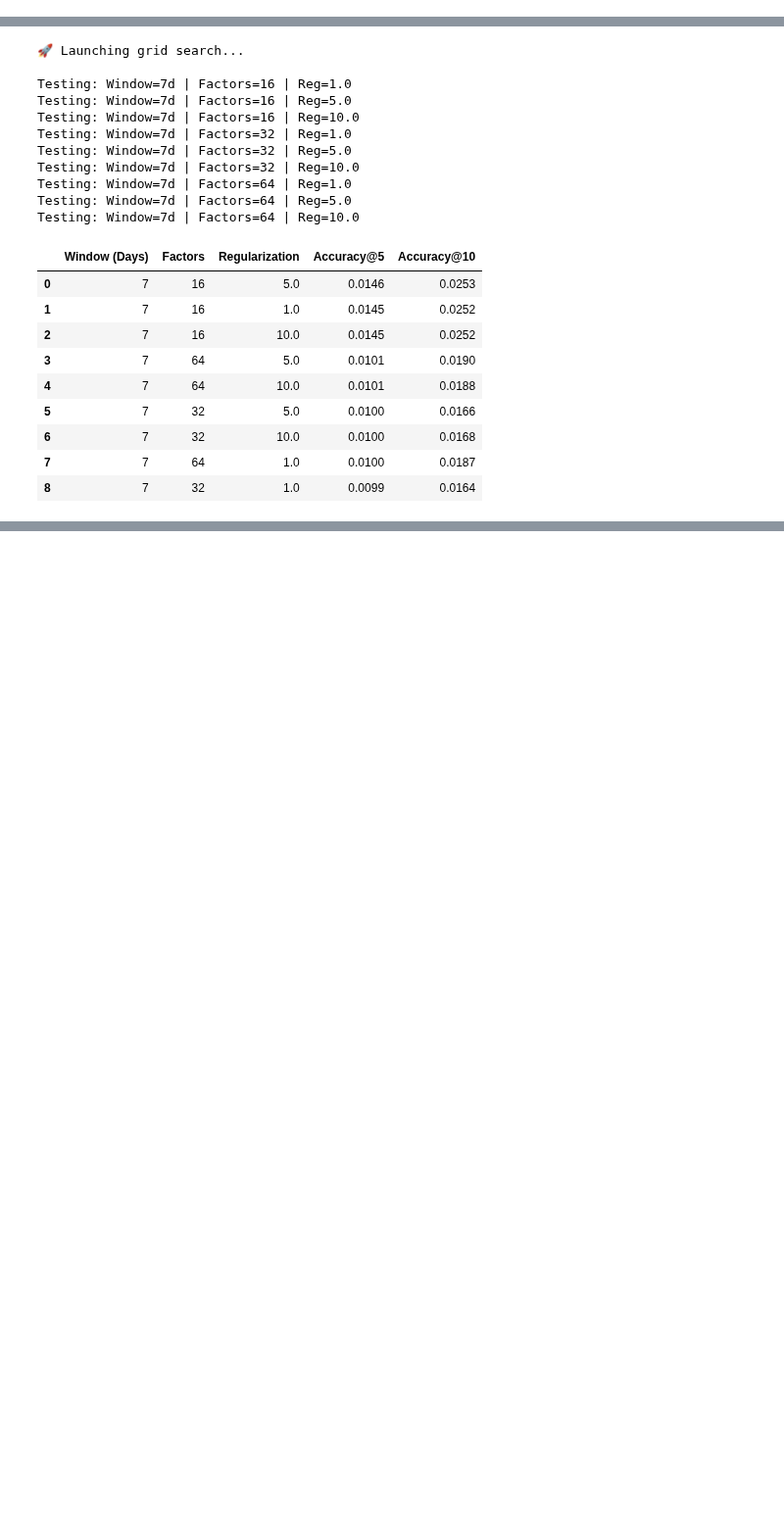
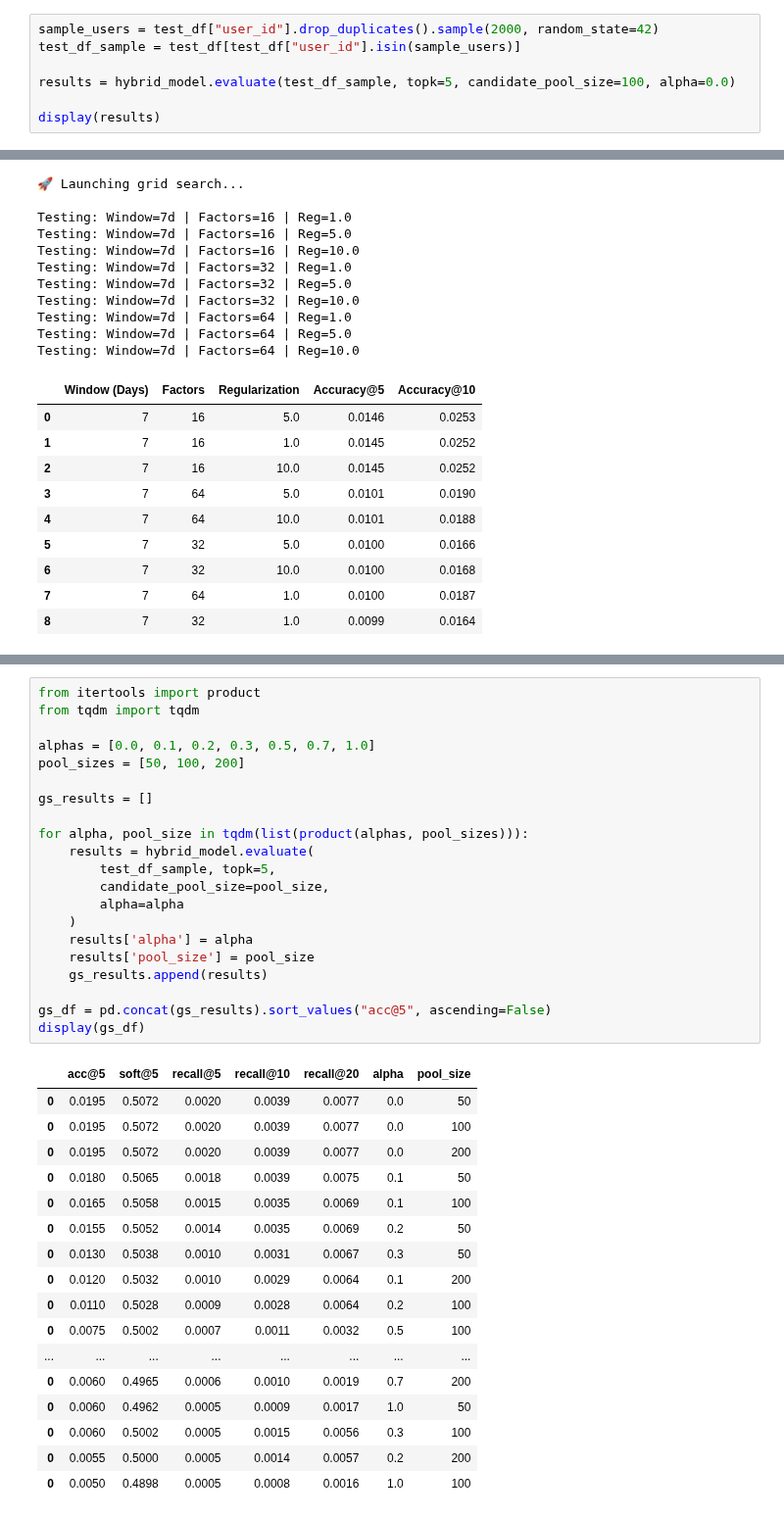
Before and after one commit to Laeti-dev/P10-Content_recommandation_app, a Jupyter notebook: notebooks/modeling.ipynb, the cells around one changed output, grey strips where cells are left out. Shown at 98% size. Saved outputs shown, nothing was run; the diff lists cells and outputs as text; blank space fills up the shorter version.

```diff
--- a/notebooks/modeling.ipynb
+++ b/notebooks/modeling.ipynb
@@ -1133,0 +1434,7 @@ Global evaluation of the hybrid model...
+# %%
+sample_users = test_df["user_id"].drop_duplicates().sample(2000, random_state=42)
+test_df_sample = test_df[test_df["user_id"].isin(sample_users)]
+
+results = hybrid_model.evaluate(test_df_sample, topk=5, candidate_pool_size=100, alpha=0.0)
+
+display(results)
@@ -1266,0 +1648,39 @@ Testing: Window=7d | Factors=64 | Reg=10.0
+# %%
+from itertools import product
+from tqdm import tqdm
+
+alphas = [0.0, 0.1, 0.2, 0.3, 0.5, 0.7, 1.0]
+pool_sizes = [50, 100, 200]
+
+gs_results = []
+
+for alpha, pool_size in tqdm(list(product(alphas, pool_sizes))):
+    results = hybrid_model.evaluate(
+        test_df_sample, topk=5,
+        candidate_pool_size=pool_size,
+        alpha=alpha
+    )
+    results['alpha'] = alpha
+    results['pool_size'] = pool_size
+    gs_results.append(results)
+
+gs_df = pd.concat(gs_results).sort_values("acc@5", ascending=False)
+display(gs_df)
+# %% [output]
+|  | acc@5 | soft@5 | recall@5 | recall@10 | recall@20 | alpha | pool_size |
+| 0 | 0.0195 | 0.5072 | 0.0020 | 0.0039 | 0.0077 | 0.0 | 50 |
+| 0 | 0.0195 | 0.5072 | 0.0020 | 0.0039 | 0.0077 | 0.0 | 100 |
+| 0 | 0.0195 | 0.5072 | 0.0020 | 0.0039 | 0.0077 | 0.0 | 200 |
+| 0 | 0.0180 | 0.5065 | 0.0018 | 0.0039 | 0.0075 | 0.1 | 50 |
+| 0 | 0.0165 | 0.5058 | 0.0015 | 0.0035 | 0.0069 | 0.1 | 100 |
+| 0 | 0.0155 | 0.5052 | 0.0014 | 0.0035 | 0.0069 | 0.2 | 50 |
+| 0 | 0.0130 | 0.5038 | 0.0010 | 0.0031 | 0.0067 | 0.3 | 50 |
+| 0 | 0.0120 | 0.5032 | 0.0010 | 0.0029 | 0.0064 | 0.1 | 200 |
+| 0 | 0.0110 | 0.5028 | 0.0009 | 0.0028 | 0.0064 | 0.2 | 100 |
+| 0 | 0.0075 | 0.5002 | 0.0007 | 0.0011 | 0.0032 | 0.5 | 100 |
+| ... | ... | ... | ... | ... | ... | ... | ... |
+| 0 | 0.0060 | 0.4965 | 0.0006 | 0.0010 | 0.0019 | 0.7 | 200 |
+| 0 | 0.0060 | 0.4962 | 0.0005 | 0.0009 | 0.0017 | 1.0 | 50 |
+| 0 | 0.0060 | 0.5002 | 0.0005 | 0.0015 | 0.0056 | 0.3 | 100 |
+| 0 | 0.0055 | 0.5000 | 0.0005 | 0.0014 | 0.0057 | 0.2 | 200 |
+| 0 | 0.0050 | 0.4898 | 0.0005 | 0.0008 | 0.0016 | 1.0 | 100 |
```
Also changed, not shown: parts of 31 cells of this notebook, 2 other files.
